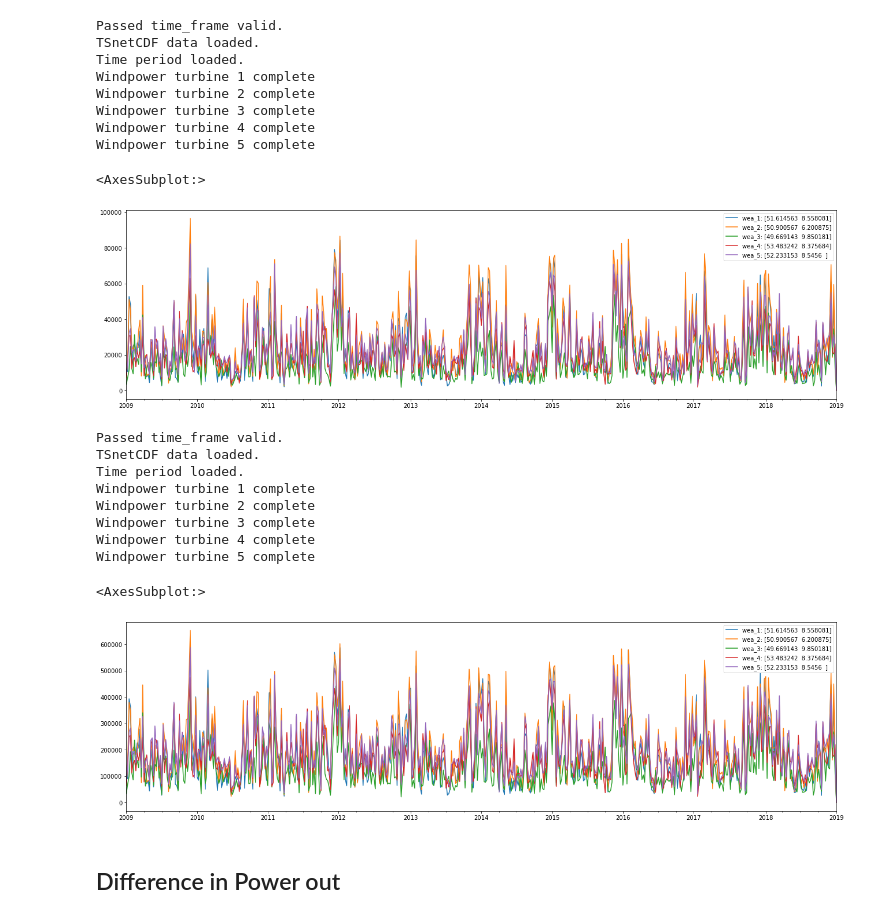
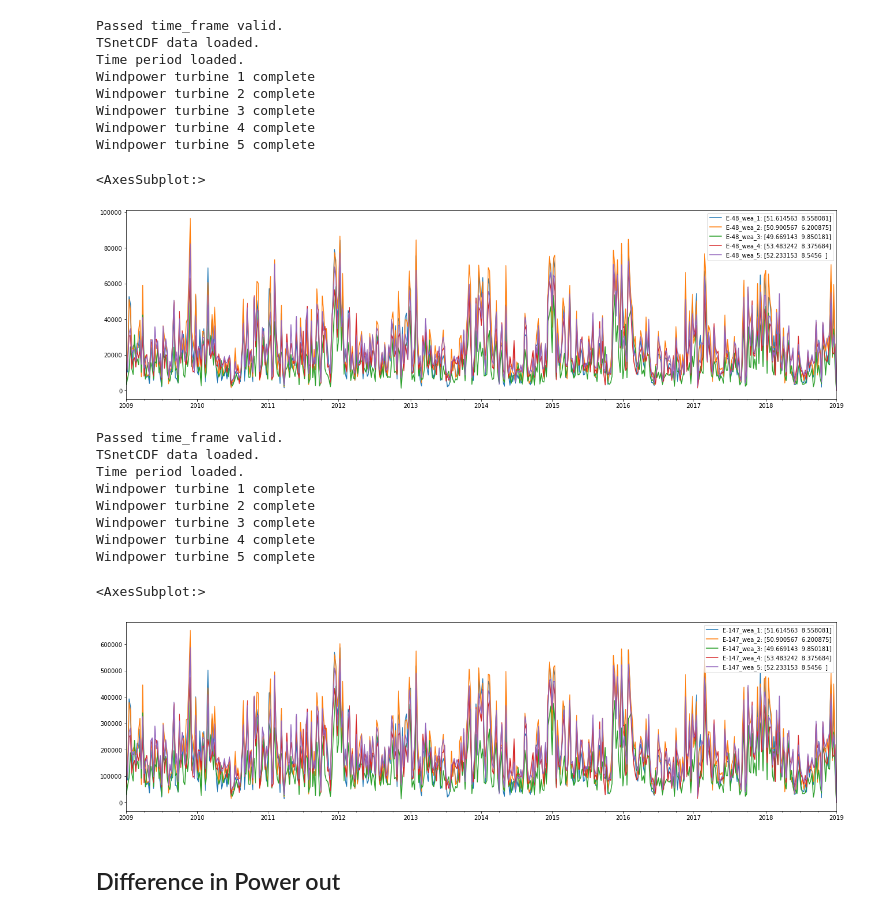
Before and after one commit to clwehner/Windatlas, a Jupyter notebook: windatlas/anemos_data/test_repowering.ipynb, the cells around one changed output. Cells and saved outputs as stored; diff of their text form; code cells hidden in the pictures.

```diff
--- a/windatlas/anemos_data/test_repowering.ipynb
+++ b/windatlas/anemos_data/test_repowering.ipynb
@@ -59,33 +59,34 @@ dfrep = dfrep.head()
 # %%
 lat_lon_coor = np.stack((dfrep["Breitengrad"].values, dfrep["Laengengrad"].values), axis=1)
 
 e48 = WeaPoints(
     lat_lon_coor = lat_lon_coor,
     level = dfrep["Nabenhoehe"].values,
     wea_types = list(dfrep["Typ"].values),#["WEA_beispiel"] * lat_lon_coor.shape[0],
     #interpolation_method = [InterpolationMethod.LINEAR] * lat_lon_coor.shape[0],
     _interpolated_power_curves = True,
 )
 
 e48.get_windpower_out(wind_data_type=WindDataType.TSNETCDF, time_frame=[2009,"2018-12-31"])
 
 Eout = {}
 for num, point in enumerate(e48.point_list):
     Eout[f"wea_{num+1}: {point.lat_lon_coor}"] = point.power_time_series
 
 dfe48 = pandas.DataFrame(data=Eout,index=e48.time_periode)
+dfe48 = dfe48.add_prefix("E-48_")
 dfe48.iloc[:,:5].resample("1w").sum().plot(figsize=(22,6))
 # %% [output]
 Passed time_frame valid.
 TSnetCDF data loaded.
 Time period loaded.
 Windpower turbine 1 complete
 Windpower turbine 2 complete
 Windpower turbine 3 complete
 Windpower turbine 4 complete
 Windpower turbine 5 complete
 <AxesSubplot:>
-[figure, old version]
+[figure, new version]
 # %%
 lat_lon_coor = np.stack((dfrep["Breitengrad"].values, dfrep["Laengengrad"].values), axis=1)
 
@@ -104,6 +105,7 @@ for num, point in enumerate(e147.point_list):
     Eout[f"wea_{num+1}: {point.lat_lon_coor}"] = point.power_time_series
 
 dfe147 = pandas.DataFrame(data=Eout,index=e147.time_periode)
+dfe147 = dfe147.add_prefix("E-147_")
 dfe147.iloc[:,:5].resample("1w").sum().plot(figsize=(22,6))
 # %% [output]
 Passed time_frame valid.
@@ -115,6 +117,6 @@ Windpower turbine 3 complete
 Windpower turbine 4 complete
 Windpower turbine 5 complete
 <AxesSubplot:>
-[figure, old version]
+[figure, new version]
 # %% [markdown]
 ## Difference in Power out
```
Also changed, not shown: parts of 2 cells of this notebook, 3 other files.
